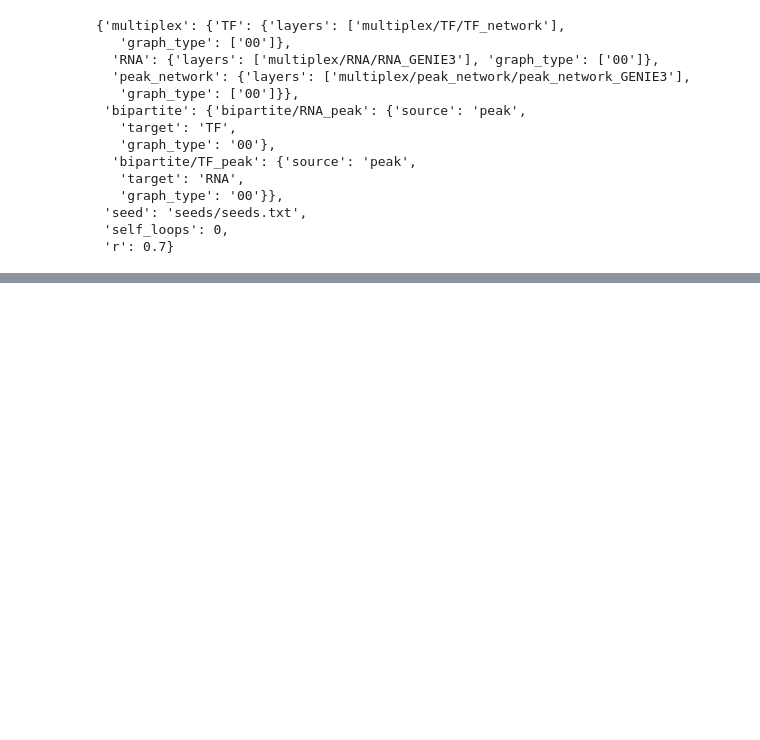
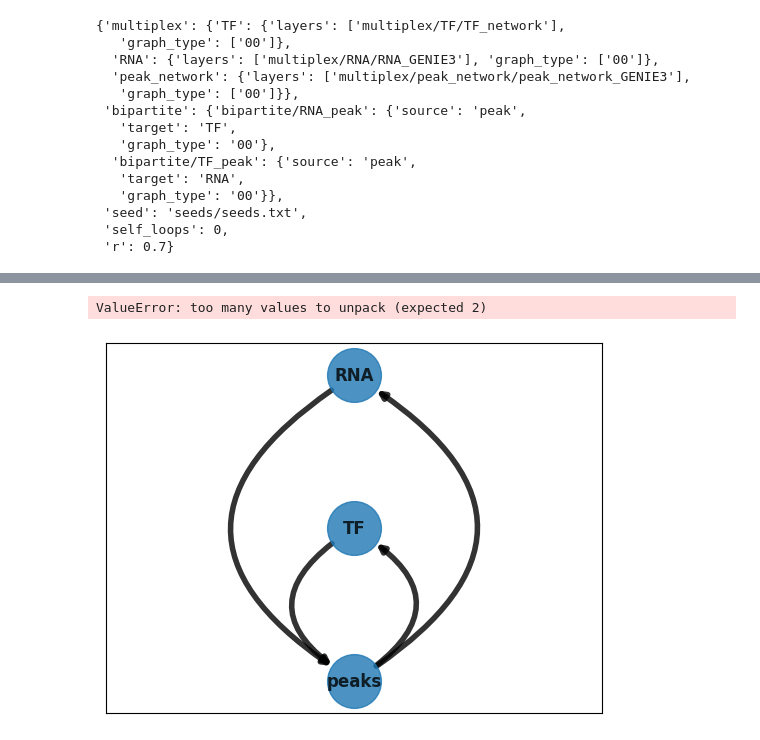
Before and after one commit to cantinilab/HuMMuS, a Jupyter notebook: test_hummuspy.ipynb, the cells around one changed output, grey strips where cells are left out. Saved outputs shown, nothing was run; the diff lists cells and outputs as text; code cells hidden in the pictures; blank space fills up the shorter version.

```diff
--- a/test_hummuspy.ipynb
+++ b/test_hummuspy.ipynb
@@ -148,3 +698,8 @@ general_config(a, bipartites_list)
+# %%
+draw_lamb(lamb)
+# %% [output]
+ValueError: too many values to unpack (expected 2)
+[figure, added]
 # %%
 bipartites_list
 # %% [output]
```
Also changed, not shown: parts of 53 cells of this notebook, 50 other files.
